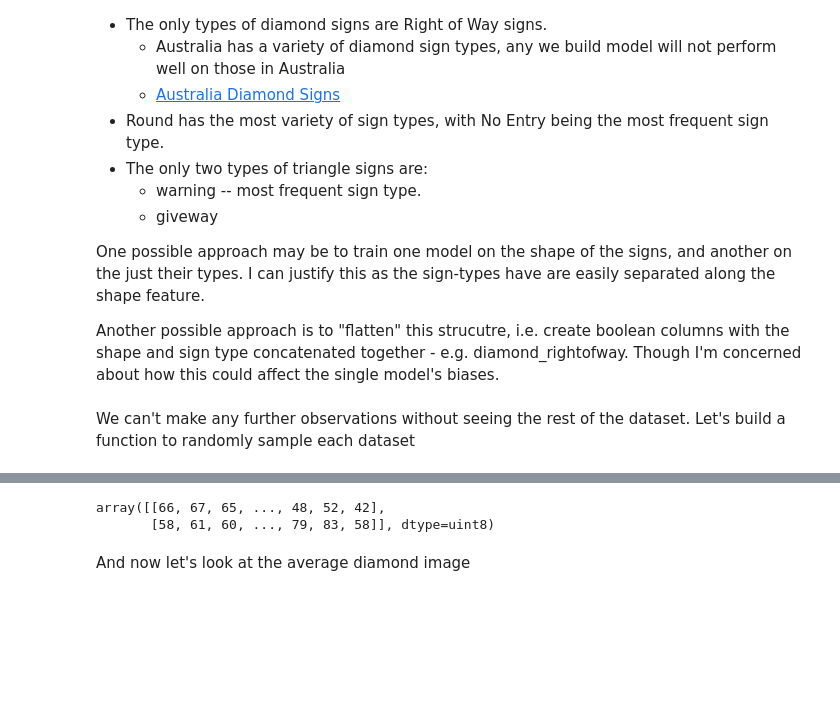
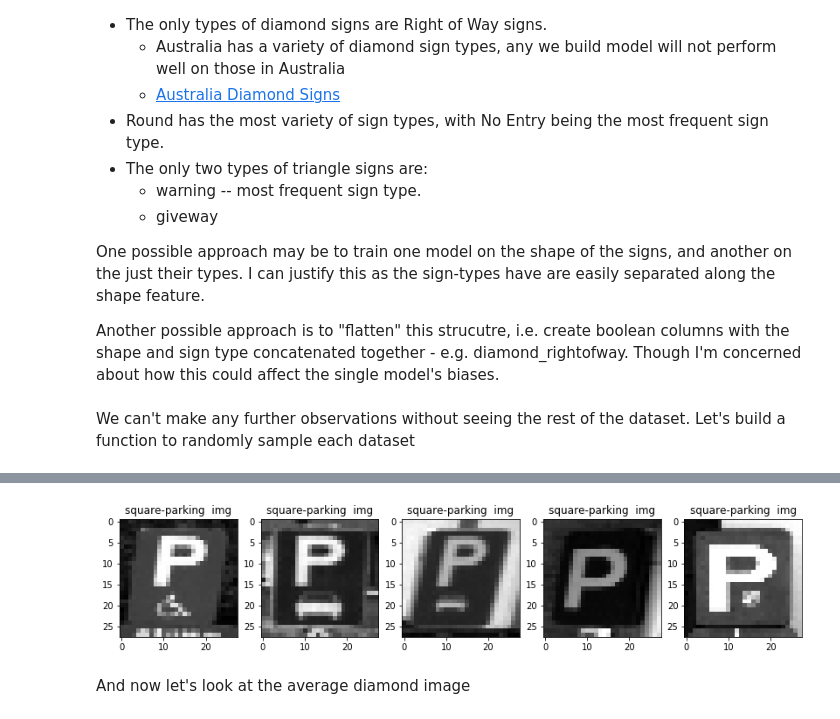
Before and after one commit to ItsThatBlackKid/trafficsignsML, a Jupyter notebook: trafficsigns.ipynb, the cells around one changed output, grey strips where cells are left out. Cells and saved outputs as stored; diff of their text form; code cells hidden in the pictures; blank space fills up the shorter version.

```diff
--- a/trafficsigns.ipynb
+++ b/trafficsigns.ipynb
@@ -215,6 +207,19 @@ shapesDfs[1].head()
 | 284 | datasets/train/hex/stop/01951_000... | hex | stop | [[29, 25, 27, 38, 53, 41, 46, 45,... |
 | 285 | datasets/train/hex/stop/01920_000... | hex | stop | [[69, 70, 68, 67, 64, 63, 59, 59,... |
 | 286 | datasets/train/hex/stop/01811_000... | hex | stop | [[0, 0, 0, 0, 0, 0, 0, 0, 0, 0, 0... |
+# %%
+# method to access the list using a string
+def getDfByShape(shape):
+    shape_lookup = {
+        'diamond': 0,
+        'hex': 1,
+        'round': 2,
+        'square': 3,
+        'triangle': 4,
+    }
+
+    shape_ind = shape_lookup[shape]
+    return shapesDfList[shape_ind]
 # %% [markdown]
 Best way to do this is to iterate through the shape-specific dfs created above.
 # %%
@@ -277,10 +278,33 @@ sampleRandomNImages()
-# %%
-im_mat = [shapesDfs[0]['pixels'].iloc[0].ravel()]
-
-np.concatenate((im_mat, [shapesDfs[0]['pixels'].iloc[1].ravel()]))
-# %% [output]
-array([[66, 67, 65, ..., 48, 52, 42],
-       [58, 61, 60, ..., 79, 83, 58]], dtype=uint8)
+# %%
+def sample_n_images_by_shape_signtype(shape, sign_type = None, n = 5,n_rows = 1 ,seed=1, figsize =(14,14)):
+    shape_df = getDfByShape(shape)
+
+
+    if sign_type is not None:
+        sign_df = shape_df.loc[shape_df['type'] == sign_type]
+
+        fig, ax = plt.subplots(n_rows, 5, figsize=figsize)
+
+        row_iter = 0
+        col_iter = 0
+        for index, row in sign_df.sample(n,random_state=seed).iterrows():
+
+            if n_rows > 1:
+                ax[row_iter, col_iter].set_title(f'{shape}-{sign_type}  img')
+                ax[row_iter, col_iter].imshow(row['pixels'], cmap="gray")
+            else:
+                ax[col_iter].set_title(f'{shape}-{sign_type}  img')
+                ax[col_iter].imshow(row['pixels'], cmap="gray")
+
+            col_iter += 1
+
+            if col_iter >= 5:
+                col_iter = 0
+                row_iter += 1
+# %%
+sample_n_images_by_shape_signtype('square', 'parking')
+# %% [output]
+[figure, added]
 # %% [markdown]
 And now let's look at the average diamond image
 # %%
```
Also changed, not shown: parts of 52 cells of this notebook.
